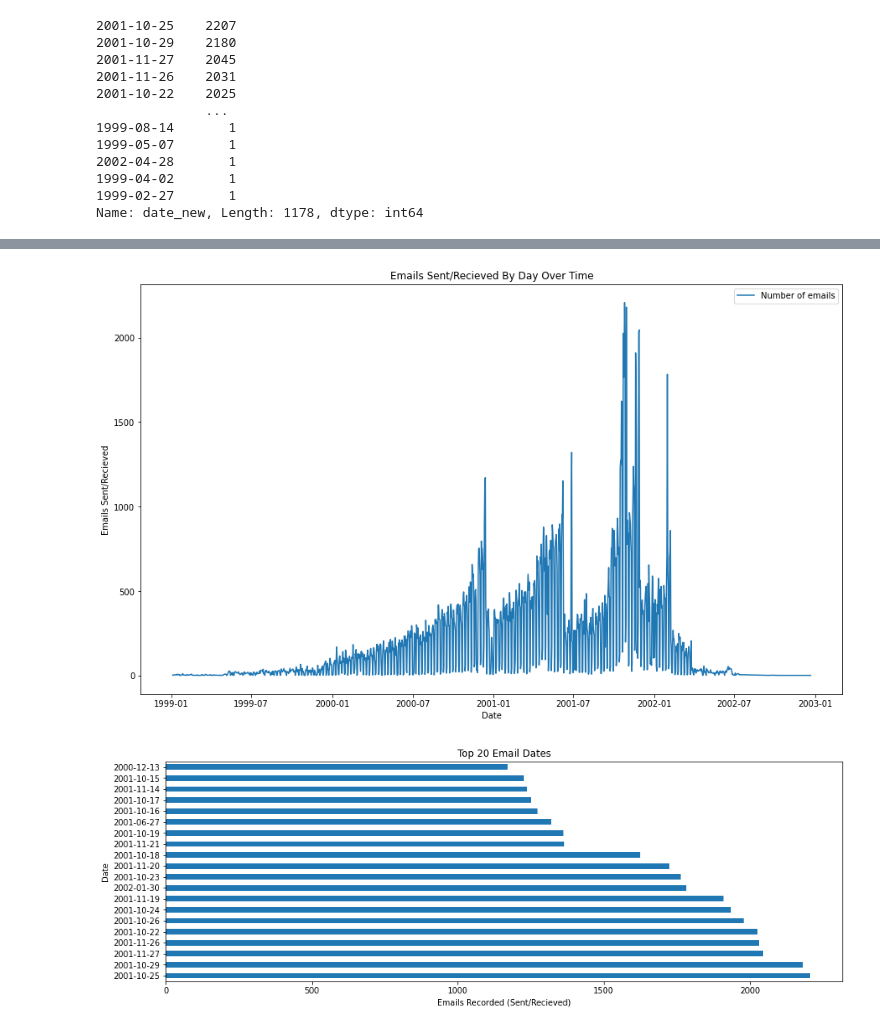
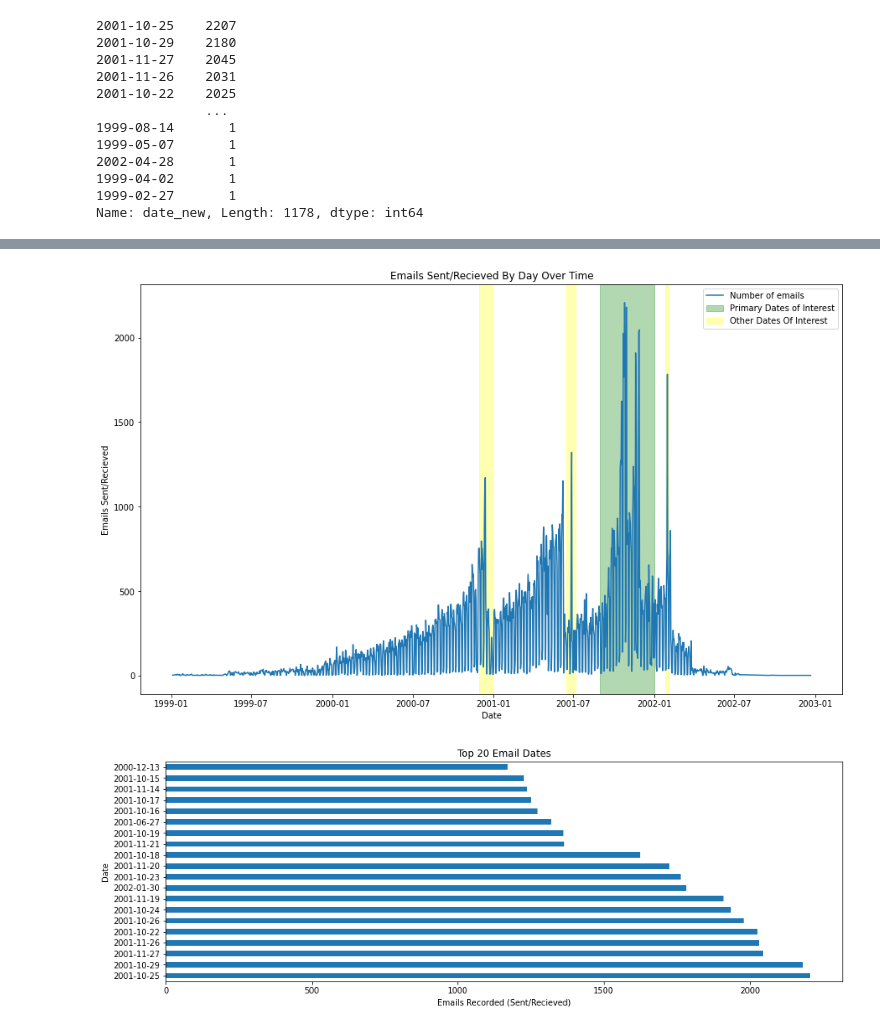
Before and after one commit to Toms201/Enron-Dataset-Analysis-ISYS2001-, a Jupyter notebook: ISYS2001_Assignment_Two.ipynb, the cells around one changed output, grey strips where cells are left out. Saved outputs shown, nothing was run; the diff lists cells and outputs as text; code cells hidden in the pictures.

```diff
--- a/ISYS2001_Assignment_Two.ipynb
+++ b/ISYS2001_Assignment_Two.ipynb
@@ -274,22 +282,32 @@ print (dfdatecount)
 
 [1178 rows x 2 columns]
 # %%
+from datetime import datetime
+from matplotlib.dates import date2num
 #Using the MatplotLib Library create a bar graph with size 15,9
 ## Ref: https://www.w3schools.com/python/pandas/pandas_plotting.asp
 fig, ax = plt.subplots(figsize=(15, 9))
+ax.axvspan(date2num(datetime(2001,8,30)), date2num(datetime(2002,1,1)),
+           label="Point Of Interest",color="green", alpha=0.3)
+ax.axvspan(date2num(datetime(2000,11,30)), date2num(datetime(2000,12,30)),
+           label="Point Of Interest",color="yellow", alpha=0.3)
+ax.axvspan(date2num(datetime(2001,6,15)), date2num(datetime(2001,7,5)),
+           label="Point Of Interest",color="yellow", alpha=0.3)
+ax.axvspan(date2num(datetime(2002,1,25)), date2num(datetime(2002,2,1)),
+           label="Point Of Interest",color="yellow", alpha=0.3)
 #Plot Dates on x-axis and Count on y-axis
 ax.plot(dfdatecount['Dates'], dfdatecount['Count']);
 #Define the x/y labels
 plt.xlabel('Date')
 plt.ylabel('Emails Sent/Recieved')
-plt.legend(['Number of emails'])
+plt.legend(['Number of emails', 'Primary Dates of Interest' ,'Other Dates Of Interest'])
 #Add a title
 plt.title('Emails Sent/Recieved By Day Over Time')
 #Save the plot to a png so it can be recalled in the report analysis
 ## Ref: https://chartio.com/resources/tutorials/how-to-save-a-plot-to-a-file-using-matplotlib/
 plt.savefig('datetimeseries.png', dpi=200)
 # %% [output]
-[figure, old version]
+[figure, new version]
 # %%
 # As a bar histogram, plot the top 10 occurances in the sender column of the dfmessages dataframe
 ## Ref: https://www.w3schools.com/python/pandas/pandas_plotting.asp
```
Also changed, not shown: parts of 5 cells of this notebook.
